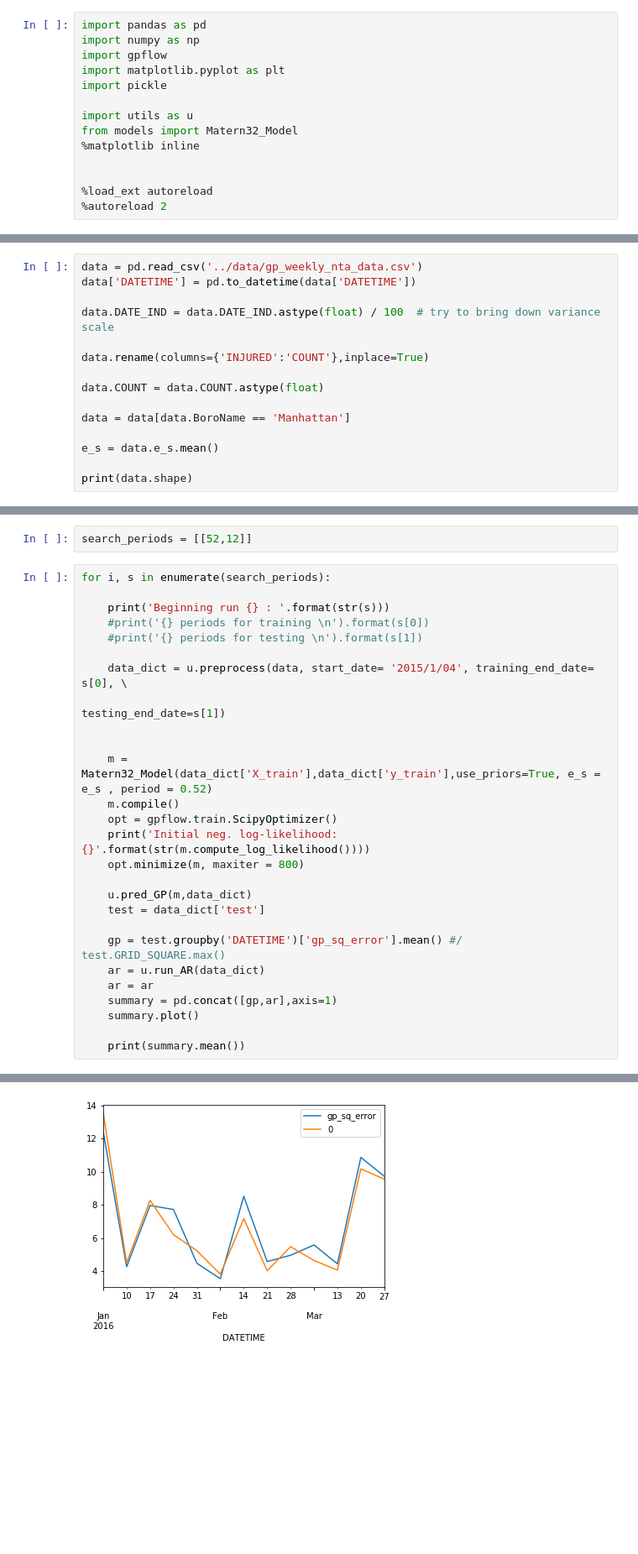
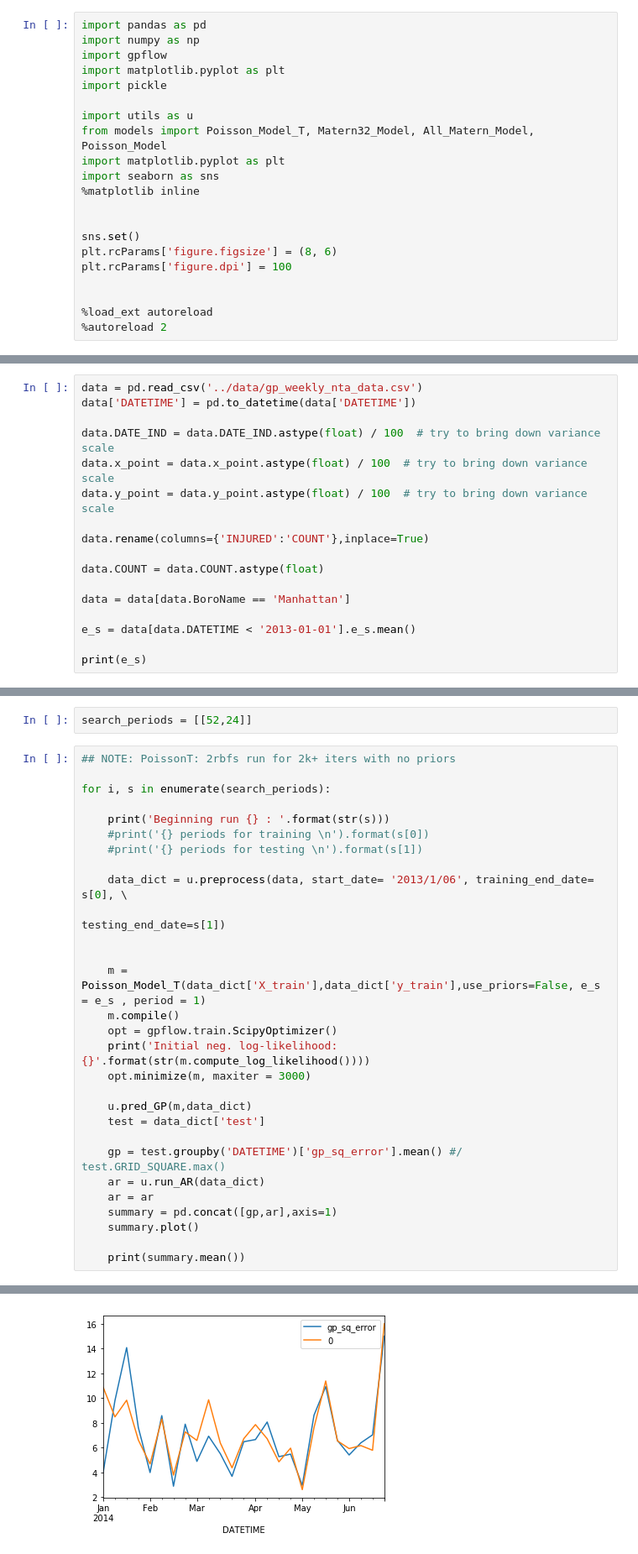
Before and after one commit to sar2160/GP, a Jupyter notebook: Model_Fit-NTA.ipynb, the cells around one changed output, grey strips where cells are left out. Shown: that part at 84% size. Drawn from its saved outputs; the diff is of its cells as text; blank space fills up the shorter version.

```diff
--- a/Model_Fit-NTA.ipynb
+++ b/Model_Fit-NTA.ipynb
@@ -6,8 +6,15 @@ import matplotlib.pyplot as plt
 import pickle
 
 import utils as u
-from models import Matern32_Model
+from models import Poisson_Model_T, Matern32_Model, All_Matern_Model, Poisson_Model
+import matplotlib.pyplot as plt
+import seaborn as sns
 %matplotlib inline
+
+
+sns.set()
+plt.rcParams['figure.figsize'] = (8, 6)
+plt.rcParams['figure.dpi'] = 100
 
 
 %load_ext autoreload
@@ -17,6 +27,8 @@ data = pd.read_csv('../data/gp_weekly_nta_data.csv')
 data['DATETIME'] = pd.to_datetime(data['DATETIME'])
 
 data.DATE_IND = data.DATE_IND.astype(float) / 100  # try to bring down variance scale
+data.x_point = data.x_point.astype(float) / 100  # try to bring down variance scale
+data.y_point = data.y_point.astype(float) / 100  # try to bring down variance scale
 
 data.rename(columns={'INJURED':'COUNT'},inplace=True)
 
@@ -24,7 +36,7 @@ data.COUNT = data.COUNT.astype(float)
 
 data = data[data.BoroName == 'Manhattan']
 
-e_s = data.e_s.mean()
+e_s = data[data.DATETIME < '2013-01-01'].e_s.mean()
 
-print(data.shape)
+print(e_s)
 # %% [output]
@@ -32,21 +49,23 @@ print(data.shape)
 # %%
-search_periods = [[52,12]]
+search_periods = [[52,24]]
 # %%
+## NOTE: PoissonT: 2rbfs run for 2k+ iters with no priors
+
 for i, s in enumerate(search_periods):
 
     print('Beginning run {} : '.format(str(s)))
     #print('{} periods for training \n').format(s[0])
     #print('{} periods for testing \n').format(s[1])
 
-    data_dict = u.preprocess(data, start_date= '2015/1/04', training_end_date= s[0], \
+    data_dict = u.preprocess(data, start_date= '2013/1/06', training_end_date= s[0], \
                                                            testing_end_date=s[1])
 
 
-    m =  Matern32_Model(data_dict['X_train'],data_dict['y_train'],use_priors=True, e_s = e_s , period = 0.52)
+    m =  Poisson_Model_T(data_dict['X_train'],data_dict['y_train'],use_priors=False, e_s = e_s , period = 1)
     m.compile()
     opt = gpflow.train.ScipyOptimizer()
     print('Initial neg. log-likelihood: {}'.format(str(m.compute_log_likelihood())))
-    opt.minimize(m, maxiter = 800)
+    opt.minimize(m, maxiter = 3000)
 
     u.pred_GP(m,data_dict)
     test = data_dict['test']
@@ -80,5 +93,5 @@ gp_sq_error    6.854111
 dtype: float64
-[figure, old version]
+[figure, new version]
 # %%
 test.groupby('DATETIME')[['gp_pred','COUNT']].sum().plot()
 # %% [output]
```
Also changed, not shown: parts of 17 cells of this notebook, 5 other files.
